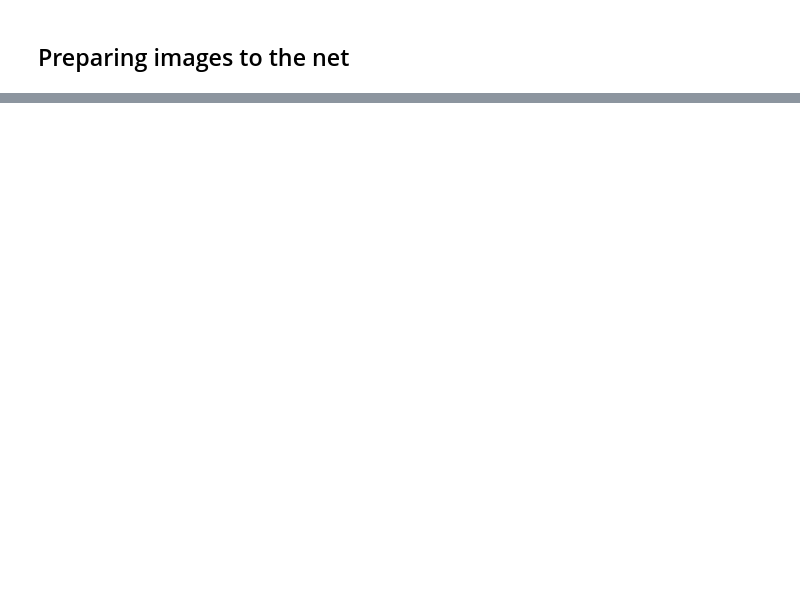
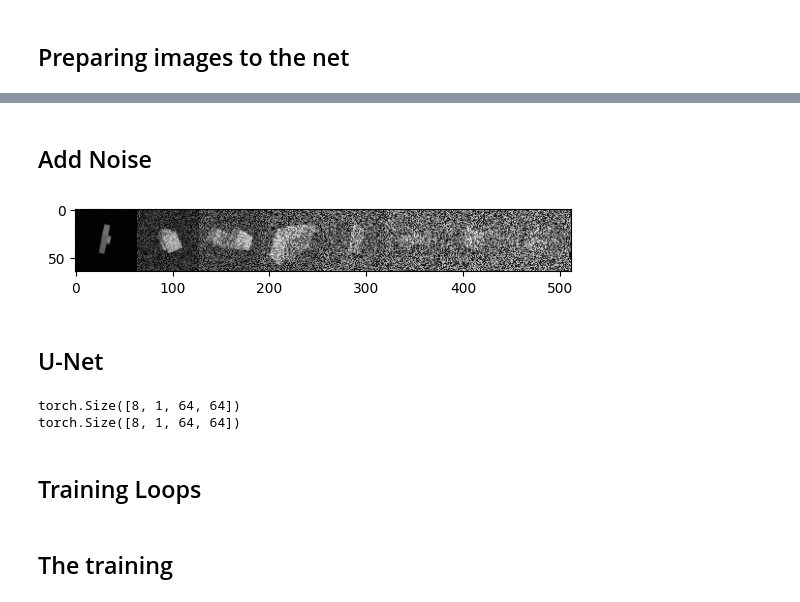
Before and after one commit to PudWin14/Generative_AI_TFM, a Jupyter notebook: Diffusion/Training_diffusion/Training_LEGO/Lego_diffusion_generation.ipynb, the cells around one changed output, grey strips where cells are left out. Saved outputs shown, nothing was run; the diff lists cells and outputs as text; code cells hidden in the pictures; blank space fills up the shorter version.

Commit message:
Lego loops of train and val. Final Generations.

```diff
--- a/Diffusion/Training_diffusion/Training_LEGO/Lego_diffusion_generation.ipynb
+++ b/Diffusion/Training_diffusion/Training_LEGO/Lego_diffusion_generation.ipynb
@@ -112,7 +116,7 @@ show_images(train[23650][0])
 # %%
 #   Create the Dataloader
 from torch.utils.data import DataLoader
-batch_size = 256
+batch_size = 64
 
 train_dataloader = DataLoader(
     train,
@@ -131,0 +136,58 @@ show_images(next(iter(train_dataloader))[0][:8])
+# %% [markdown]
+## Add Noise
+# %%
+scheduler = diffusers.DDPMScheduler(
+    num_train_timesteps=1000, beta_start=0.001, beta_end=0.005
+)
+
+# Create a tensor with 8 evenly spaced values from 0 to 999
+timesteps = linspace(0, 999, 8).long()
+
+# We load 8 images from the dataset and
+# add increasing amounts of noise to them
+batch = next(iter(train_dataloader))
+x = batch[0][:8]
+noise = rand_like(x)
+noised_x = scheduler.add_noise(x, noise, timesteps)
+
+show_images(noised_x)
+# %% [output]
+[figure, added]
+# %% [markdown]
+## U-Net
+# %%
+from diffusers import UNet2DModel
+
+image_size = 128
+model = UNet2DModel(
+    in_channels=1,  # 1 channels for grey scale
+    sample_size=image_size,  # Specify our input size
+    # The number of channels per block affects the model size
+    block_out_channels=(32, 64, 128, 256),
+    down_block_types=(
+        "DownBlock2D",
+        "DownBlock2D",
+        "AttnDownBlock2D",
+        "AttnDownBlock2D",
+    ),
+    up_block_types=(
+        "AttnUpBlock2D",
+        "AttnUpBlock2D",
+        "UpBlock2D",
+        "UpBlock2D"
+        ),
+    out_channels=1
+
+).cuda()
+
+# Pass a batch of data through to make sure it works. The dimensions of tensors must be the same
+with inference_mode():
+    out = model(noised_x.cuda(), timestep=timesteps.cuda()).sample
+
+print(noised_x.shape)
+print(out.shape)
+# %% [output]
+torch.Size([8, 1, 64, 64])
+torch.Size([8, 1, 64, 64])
+# %% [markdown]
+## Training Loops
@@ -131,0 +298,2 @@ show_images(next(iter(train_dataloader))[0][:8])
+# %% [markdown]
+## The training
```
Also changed, not shown: parts of 17 cells of this notebook.
